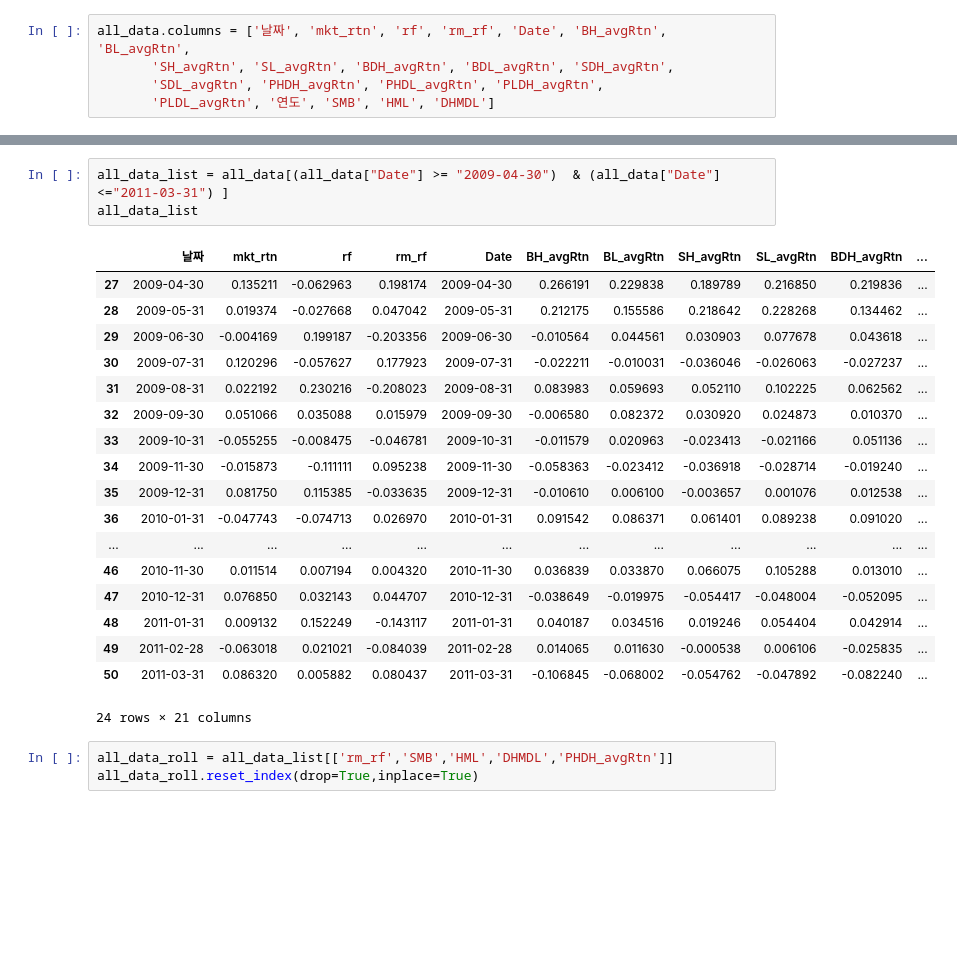
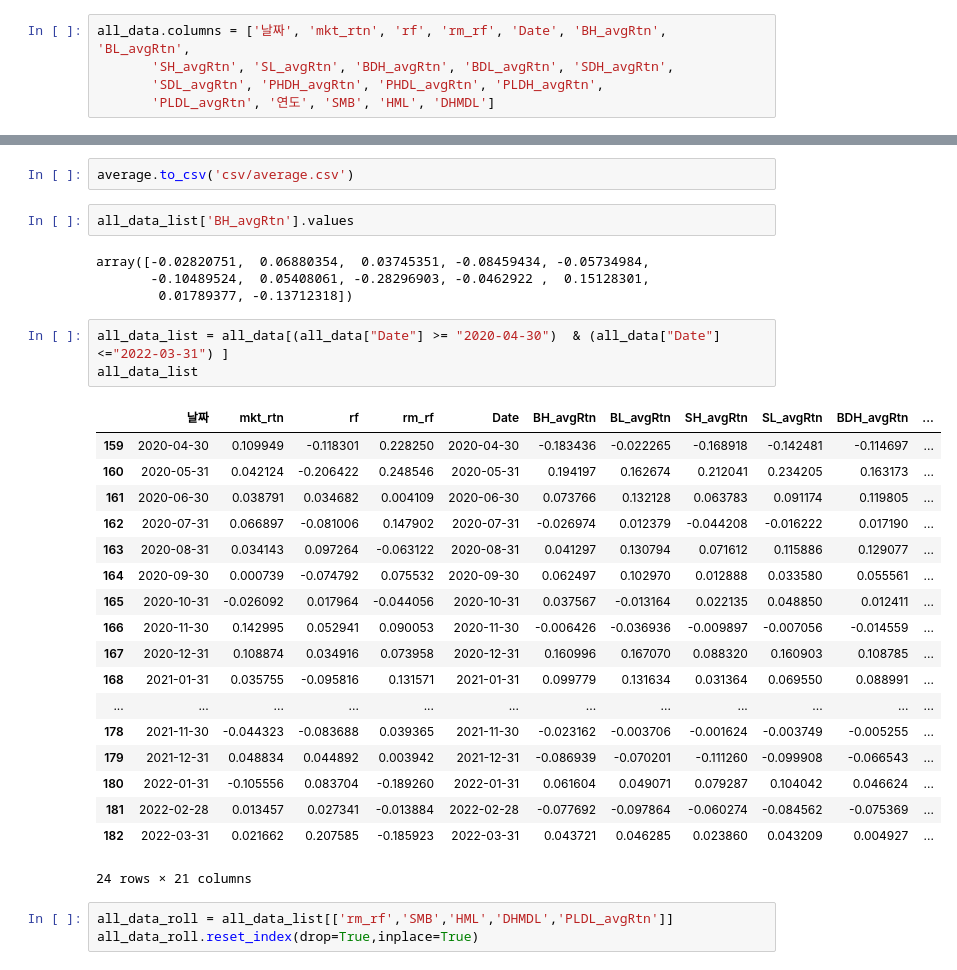
Before and after one commit to minxzzy/hackathon, a Jupyter notebook: realData.ipynb, the cells around one changed output, grey strips where cells are left out. Cells and saved outputs as stored; diff of their text form; blank space fills up the shorter version.

```diff
--- a/realData.ipynb
+++ b/realData.ipynb
@@ -570,27 +659,35 @@ all_data.columns = ['날짜', 'mkt_rtn', 'rf', 'rm_rf', 'Date', 'BH_avgRtn', 'BL
+# %%
+average.to_csv('csv/average.csv')
+# %%
+all_data_list['BH_avgRtn'].values
+# %% [output]
+array([-0.02820751,  0.06880354,  0.03745351, -0.08459434, -0.05734984,
+       -0.10489524,  0.05408061, -0.28296903, -0.0462922 ,  0.15128301,
+        0.01789377, -0.13712318])
 # %%
-all_data_list = all_data[(all_data["Date"] >= "2009-04-30")  & (all_data["Date"] <="2011-03-31") ]
+all_data_list = all_data[(all_data["Date"] >= "2020-04-30")  & (all_data["Date"] <="2022-03-31") ]
 all_data_list
 # %% [output]
 |  | 날짜 | mkt_rtn | rf | rm_rf | Date | BH_avgRtn | BL_avgRtn | SH_avgRtn | SL_avgRtn | BDH_avgRtn | ... |
-| 27 | 2009-04-30 | 0.135211 | -0.062963 | 0.198174 | 2009-04-30 | 0.266191 | 0.229838 | 0.189789 | 0.216850 | 0.219836 | ... |
-| 28 | 2009-05-31 | 0.019374 | -0.027668 | 0.047042 | 2009-05-31 | 0.212175 | 0.155586 | 0.218642 | 0.228268 | 0.134462 | ... |
-| 29 | 2009-06-30 | -0.004169 | 0.199187 | -0.203356 | 2009-06-30 | -0.010564 | 0.044561 | 0.030903 | 0.077678 | 0.043618 | ... |
-| 30 | 2009-07-31 | 0.120296 | -0.057627 | 0.177923 | 2009-07-31 | -0.022211 | -0.010031 | -0.036046 | -0.026063 | -0.027237 | ... |
-| 31 | 2009-08-31 | 0.022192 | 0.230216 | -0.208023 | 2009-08-31 | 0.083983 | 0.059693 | 0.052110 | 0.102225 | 0.062562 | ... |
-| 32 | 2009-09-30 | 0.051066 | 0.035088 | 0.015979 | 2009-09-30 | -0.006580 | 0.082372 | 0.030920 | 0.024873 | 0.010370 | ... |
-| 33 | 2009-10-31 | -0.055255 | -0.008475 | -0.046781 | 2009-10-31 | -0.011579 | 0.020963 | -0.023413 | -0.021166 | 0.051136 | ... |
-| 34 | 2009-11-30 | -0.015873 | -0.111111 | 0.095238 | 2009-11-30 | -0.058363 | -0.023412 | -0.036918 | -0.028714 | -0.019240 | ... |
-| 35 | 2009-12-31 | 0.081750 | 0.115385 | -0.033635 | 2009-12-31 | -0.010610 | 0.006100 | -0.003657 | 0.001076 | 0.012538 | ... |
-| 36 | 2010-01-31 | -0.047743 | -0.074713 | 0.026970 | 2010-01-31 | 0.091542 | 0.086371 | 0.061401 | 0.089238 | 0.091020 | ... |
+| 159 | 2020-04-30 | 0.109949 | -0.118301 | 0.228250 | 2020-04-30 | -0.183436 | -0.022265 | -0.168918 | -0.142481 | -0.114697 | ... |
+| 160 | 2020-05-31 | 0.042124 | -0.206422 | 0.248546 | 2020-05-31 | 0.194197 | 0.162674 | 0.212041 | 0.234205 | 0.163173 | ... |
+| 161 | 2020-06-30 | 0.038791 | 0.034682 | 0.004109 | 2020-06-30 | 0.073766 | 0.132128 | 0.063783 | 0.091174 | 0.119805 | ... |
+| 162 | 2020-07-31 | 0.066897 | -0.081006 | 0.147902 | 2020-07-31 | -0.026974 | 0.012379 | -0.044208 | -0.016222 | 0.017190 | ... |
+| 163 | 2020-08-31 | 0.034143 | 0.097264 | -0.063122 | 2020-08-31 | 0.041297 | 0.130794 | 0.071612 | 0.115886 | 0.129077 | ... |
+| 164 | 2020-09-30 | 0.000739 | -0.074792 | 0.075532 | 2020-09-30 | 0.062497 | 0.102970 | 0.012888 | 0.033580 | 0.055561 | ... |
+| 165 | 2020-10-31 | -0.026092 | 0.017964 | -0.044056 | 2020-10-31 | 0.037567 | -0.013164 | 0.022135 | 0.048850 | 0.012411 | ... |
+| 166 | 2020-11-30 | 0.142995 | 0.052941 | 0.090053 | 2020-11-30 | -0.006426 | -0.036936 | -0.009897 | -0.007056 | -0.014559 | ... |
+| 167 | 2020-12-31 | 0.108874 | 0.034916 | 0.073958 | 2020-12-31 | 0.160996 | 0.167070 | 0.088320 | 0.160903 | 0.108785 | ... |
+| 168 | 2021-01-31 | 0.035755 | -0.095816 | 0.131571 | 2021-01-31 | 0.099779 | 0.131634 | 0.031364 | 0.069550 | 0.088991 | ... |
 | ... | ... | ... | ... | ... | ... | ... | ... | ... | ... | ... | ... |
-| 46 | 2010-11-30 | 0.011514 | 0.007194 | 0.004320 | 2010-11-30 | 0.036839 | 0.033870 | 0.066075 | 0.105288 | 0.013010 | ... |
-| 47 | 2010-12-31 | 0.076850 | 0.032143 | 0.044707 | 2010-12-31 | -0.038649 | -0.019975 | -0.054417 | -0.048004 | -0.052095 | ... |
-| 48 | 2011-01-31 | 0.009132 | 0.152249 | -0.143117 | 2011-01-31 | 0.040187 | 0.034516 | 0.019246 | 0.054404 | 0.042914 | ... |
-| 49 | 2011-02-28 | -0.063018 | 0.021021 | -0.084039 | 2011-02-28 | 0.014065 | 0.011630 | -0.000538 | 0.006106 | -0.025835 | ... |
-| 50 | 2011-03-31 | 0.086320 | 0.005882 | 0.080437 | 2011-03-31 | -0.106845 | -0.068002 | -0.054762 | -0.047892 | -0.082240 | ... |
+| 178 | 2021-11-30 | -0.044323 | -0.083688 | 0.039365 | 2021-11-30 | -0.023162 | -0.003706 | -0.001624 | -0.003749 | -0.005255 | ... |
+| 179 | 2021-12-31 | 0.048834 | 0.044892 | 0.003942 | 2021-12-31 | -0.086939 | -0.070201 | -0.111260 | -0.099908 | -0.066543 | ... |
+| 180 | 2022-01-31 | -0.105556 | 0.083704 | -0.189260 | 2022-01-31 | 0.061604 | 0.049071 | 0.079287 | 0.104042 | 0.046624 | ... |
+| 181 | 2022-02-28 | 0.013457 | 0.027341 | -0.013884 | 2022-02-28 | -0.077692 | -0.097864 | -0.060274 | -0.084562 | -0.075369 | ... |
+| 182 | 2022-03-31 | 0.021662 | 0.207585 | -0.185923 | 2022-03-31 | 0.043721 | 0.046285 | 0.023860 | 0.043209 | 0.004927 | ... |
 24 rows × 21 columns
 # %%
-all_data_roll = all_data_list[['rm_rf','SMB','HML','DHMDL','PHDH_avgRtn']]
+all_data_roll = all_data_list[['rm_rf','SMB','HML','DHMDL','PLDL_avgRtn']]
 all_data_roll.reset_index(drop=True,inplace=True)
 # %%
 all_data_roll
```
Also changed, not shown: parts of 21 cells of this notebook, 3 other files.
